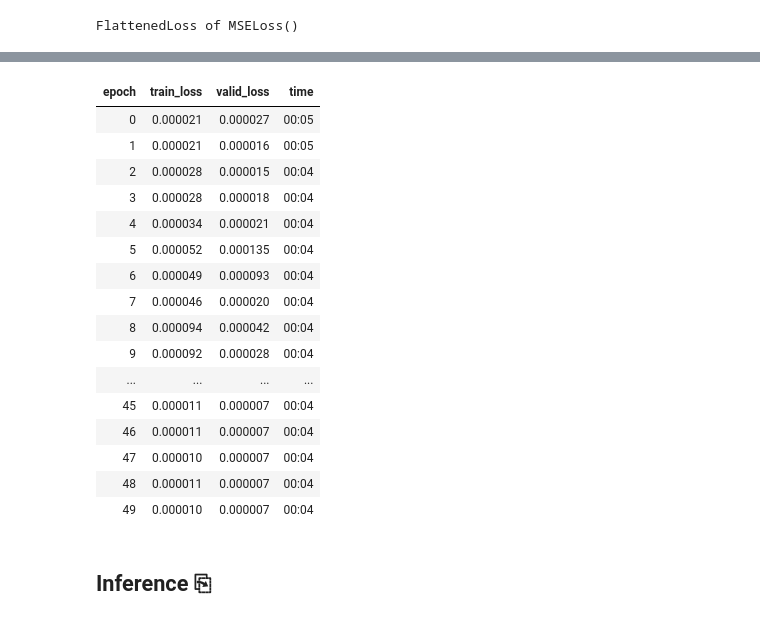
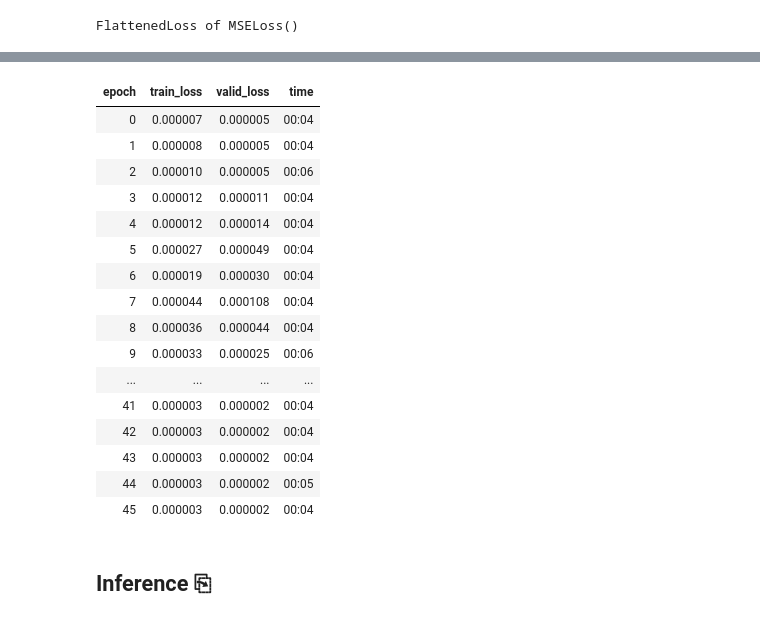
Before and after one commit to ThomasBourgeois/napoleon, a Jupyter notebook: dl.ipynb, the cells around one changed output, grey strips where cells are left out. Saved outputs shown, nothing was run; the diff lists cells and outputs as text; code cells hidden in the pictures.

```diff
--- a/dl.ipynb
+++ b/dl.ipynb
@@ -145,8 +217,16 @@ splits - n_splits: 2 shape: [20000, 10494]  overlap: False
 # %%
+splits = (L(range(20000)), L(range(20000, 30494)))
+check_data(X_ts, y, splits)
+bs = 128
 tfms  = [None, [TSRegression()]]
 batch_tfms = TSStandardize(by_sample=True, by_var=True)
-dls = get_ts_dls(X, y, splits=splits, tfms=tfms,
+dls_ts = get_ts_dls(X_ts, y, splits=splits, tfms=tfms,
                  #batch_tfms=batch_tfms,
-                 bs=128)
-dls.one_batch()
+                 bs=bs)
+dls_tab = get_tabular_dls(X_tab, procs=[], cat_names=[], cont_names=['md_mean',
+                                                                     #'md_std',
+                                                                     'bc_mean',
+                                                                     #'bc_std'
+                                                                     ],
+                          y_names='target_', splits=splits, bs=bs)
 # %% [output]
@@ -186,4 +248,0 @@ dls.show_batch()
-# %%
-nf = 32
-depth = 3
-seed= 28
@@ -189,0 +463,7 @@ seed= 28
+# %%
+dls_ts = get_ts_dls(X_ts_test, None, splits=None, tfms=tfms,
+                 #batch_tfms=batch_tfms,
+                 bs=bs, drop_last=False, shuffle_train=False)
+dls_tab = get_tabular_dls(X_tab_test, procs=[], cat_names=[], cont_names=['md_mean', 'bc_mean'],
+                          y_names=None, splits=None, bs=bs, drop_last=False, shuffle_train=False)
+dls = get_mixed_dls(dls_ts, dls_tab, bs=bs, shuffle_train=False)
@@ -210,9 +512,7 @@ lr = 6e-4
 # %%
+lr = 3e-3
 random_seed(seed, True)
-dls = get_ts_dls(X, y, splits=splits, tfms=tfms,
-                 #batch_tfms=batch_tfms,
-                 bs=128)
-learn = ts_learner(dls, InceptionTime(c_in=n_features, c_out=1, nf=nf, depth=depth), metrics=[mae, rmse], cbs=ShowGraph())
+learn = ts_learner(dls_ts, InceptionTime(c_in=n_features, c_out=1, nf=nf, depth=depth), metrics=[mae, rmse], cbs=ShowGraph())
 learn.fit_one_cycle(50, lr)
 # %% [output]
 | epoch | train_loss | valid_loss | mae | _rmse | time |
@@ -259,11 +559,12 @@ learn.fit_one_cycle(50, lr)
 # %%
-splits = (L(range(30493)), L(range(20000, 30494)))
-dls = get_ts_dls(X, y, splits=splits, tfms=tfms,
+random_seed(seed, True)
+splits_full = (L(range(30493)), L(range(20000, 30494)))
+dls_ts_full = get_ts_dls(X_ts, y, splits=splits_full, tfms=tfms,
                  #batch_tfms=batch_tfms,
-                 bs=128)
-learn = ts_learner(dls, InceptionTime(c_in=n_features, c_out=1, nf=nf), #metrics=[mae, rmse], cbs=ShowGraph()
+                 bs=bs)
+learn = ts_learner(dls_ts_full, InceptionTime(c_in=n_features, c_out=1, nf=nf, depth=depth), #metrics=[mae, rmse], cbs=ShowGraph()
 )
 learn.fit_one_cycle(50, lr)
-learn.fit_one_cycle(50, lr)
+learn.fit_one_cycle(46, lr)
 # %% [output]
 | epoch | train_loss | valid_loss | time |
@@ -286,20 +587,20 @@ learn.fit_one_cycle(50, lr)
 | epoch | train_loss | valid_loss | time |
-| 0 | 0.000021 | 0.000027 | 00:05 |
-| 1 | 0.000021 | 0.000016 | 00:05 |
-| 2 | 0.000028 | 0.000015 | 00:04 |
-| 3 | 0.000028 | 0.000018 | 00:04 |
-| 4 | 0.000034 | 0.000021 | 00:04 |
-| 5 | 0.000052 | 0.000135 | 00:04 |
-| 6 | 0.000049 | 0.000093 | 00:04 |
-| 7 | 0.000046 | 0.000020 | 00:04 |
-| 8 | 0.000094 | 0.000042 | 00:04 |
-| 9 | 0.000092 | 0.000028 | 00:04 |
+| 0 | 0.000007 | 0.000005 | 00:04 |
+| 1 | 0.000008 | 0.000005 | 00:04 |
+| 2 | 0.000010 | 0.000005 | 00:06 |
+| 3 | 0.000012 | 0.000011 | 00:04 |
+| 4 | 0.000012 | 0.000014 | 00:04 |
+| 5 | 0.000027 | 0.000049 | 00:04 |
+| 6 | 0.000019 | 0.000030 | 00:04 |
+| 7 | 0.000044 | 0.000108 | 00:04 |
+| 8 | 0.000036 | 0.000044 | 00:04 |
+| 9 | 0.000033 | 0.000025 | 00:06 |
 | ... | ... | ... | ... |
-| 45 | 0.000011 | 0.000007 | 00:04 |
-| 46 | 0.000011 | 0.000007 | 00:04 |
-| 47 | 0.000010 | 0.000007 | 00:04 |
-| 48 | 0.000011 | 0.000007 | 00:04 |
-| 49 | 0.000010 | 0.000007 | 00:04 |
+| 41 | 0.000003 | 0.000002 | 00:04 |
+| 42 | 0.000003 | 0.000002 | 00:04 |
+| 43 | 0.000003 | 0.000002 | 00:04 |
+| 44 | 0.000003 | 0.000002 | 00:05 |
+| 45 | 0.000003 | 0.000002 | 00:04 |
 # %%
 PATH = Path('./models/Regression.pkl')
 PATH.parent.mkdir(parents=True, exist_ok=True)
```
Also changed, not shown: parts of 37 cells of this notebook.
